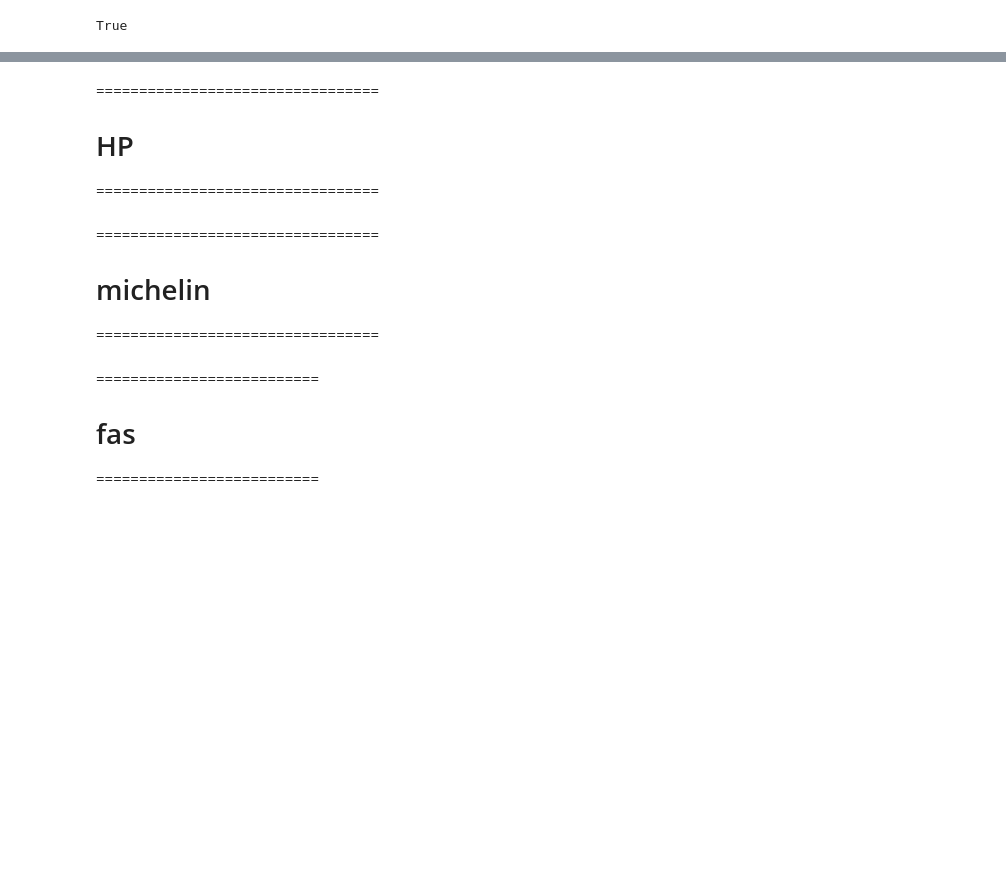
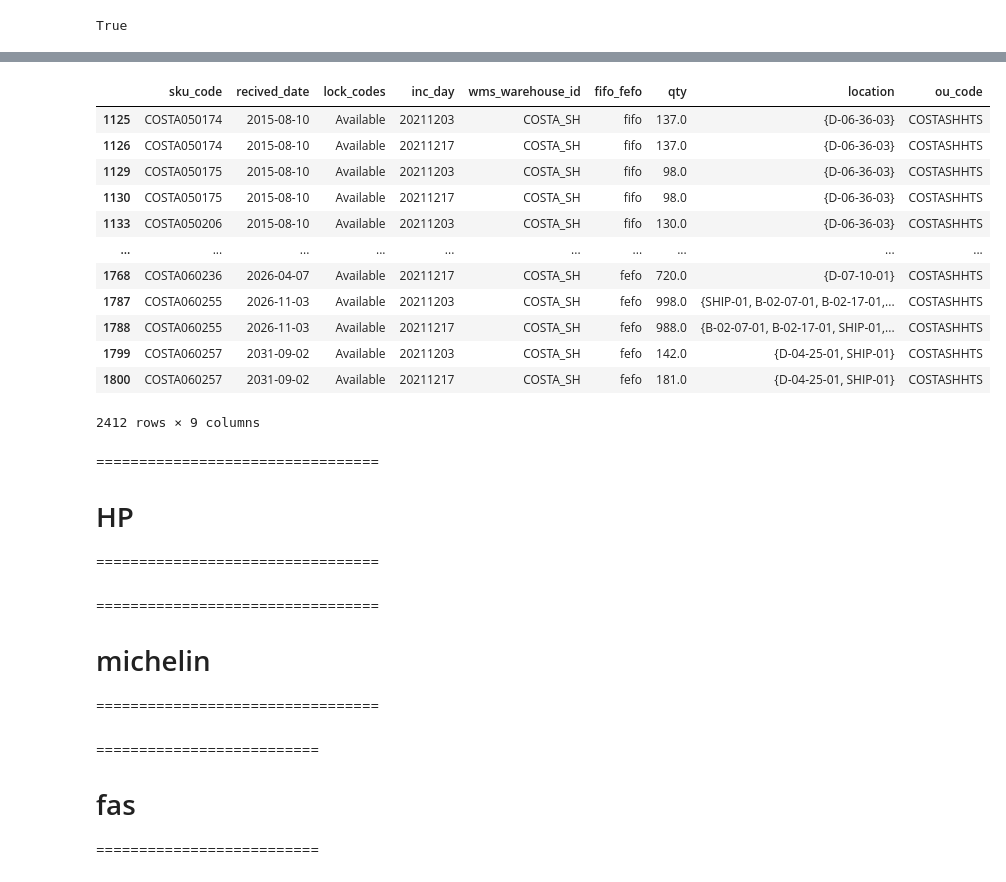
Before and after one commit to fyenne/play10_inv, a Jupyter notebook: inv_fifo.ipynb, the cells around one changed output, grey strips where cells are left out. Saved outputs shown, nothing was run; the diff lists cells and outputs as text; code cells hidden in the pictures; blank space fills up the shorter version.

```diff
--- a/inv_fifo.ipynb
+++ b/inv_fifo.ipynb
@@ -37,7 +37,7 @@ fridays
  '20211221')
 # %%
 %%time
-df = pd.read_csv('./data_down/inv_1220.csv', sep='\001')
+df = pd.read_csv('./data_down/fifo_2week.csv', sep='\001')
 df.columns = [re.sub('\w+\.', '', i) for i in list(df.columns)]
 df = df.dropna(how = 'all', axis =1)
 time_cols = pd.Series(df.columns)[pd.Series(df.columns).str.lower().str.findall('date|time').apply(len)>0]
@@ -70,6 +72,7 @@ True
 code = ''
 df0 = pd.DataFrame()
 scan_len = len(df['inc_day'].unique())  # 8
+somelen = 8 - scan_len
 
 def load_data(ou_code):
     """
@@ -170,7 +173,6 @@ def snapshot():
     except:
         pass
     print("snap_df0_column before in snap", df0.columns, "len of df0 in snap", (df0.shape))
-
     """
     添加缺失列
     """
@@ -179,12 +181,30 @@ def snapshot():
         df0.columns = list(df0.columns[0:scan_len]) + ['received_date','sku']
         print("normal process in snap::%s"%str(df0.shape))
     else:
-        df0.columns = list(df0.columns[0:scan_len]) + ['received_date','sku']
-        pass
-        # print("auto fill enabled , ncol is: %s" %(10 - len(df0.columns)))
-        # df_zero = pd.DataFrame(np.zeros([df0.shape[0], (10 - len(df0.columns))]))
+        # pass
+        print("auto fill enabled , ncol is: %s" %(10 - len(df0.columns)))
+        # somelen = 10 - len(df0.columns)
+        # df_zero = pd.DataFrame(np.zeros([df0.shape[0], somelen]))
         # df0 = pd.concat([df_zero, df0], axis = 1)
-        # df0.columns = list(df0.columns[0:(scan_len)]) + ['received_date','sku']
+        # df0.columns = list(
+        #     np.repeat(0, (somelen))
+        #     ) + list(
+        #         df0.columns[0:(scan_len)]
+        #         ) + ['received_date','sku']
+
+        somelen = 6 #
+        names = df0.columns[0:2]
+        df_zero = pd.DataFrame(df0.iloc[:,0])
+        df_zero2 = pd.DataFrame()
+        # df_zero. copy()
+        for i in range(0,somelen):
+            df_zero2 = pd.concat([df_zero2, df_zero], axis = 1)
+
+        print(df_zero2.head())
+
+        df0 = pd.concat([df_zero2, df0], axis = 1)
+        print(df0.head())
+        df0.columns = list(range(11,11 + somelen)) + list(names) + ['received_date','sku']
     df0.head()
     df0 = df0.sort_values(['sku', 'received_date'])
     df0['mark'] = 0
@@ -210,7 +230,7 @@ def err_part():
     findout who are the naught peach.
     err 中干掉了 new 干掉了maylock
     """
-    global df0
+    global df0,scan_len
     print("===============================err_part!start: %s================================="%str(df0.shape))
 
     df_err = df0[df0['mark'] != 'new']
@@ -220,6 +240,7 @@ def err_part():
     df_err = df_err[df_err['mark'] != 'may_lock'].sort_values(['sku', 'received_date'])
     # print("===============================scan_len_err_function--%s================================="%scan_len)
     # print(df_err.iloc[:,0:scan_len])
+    scan_len = 8
     df_err['change'] = df_err.iloc[:,0:scan_len].diff(axis = 1).sum(axis = 1)
     shift = df_err.groupby(['sku', 'wms_warehouse_id']).shift(1)
     shift = shift[['mark','change']]
@@ -433,4 +446,4 @@ def load_data(ou_code):
 # filter = bose.groupby(['recived_date', 'sku_code'])['inc_day'].agg({set}).reset_index()
 # filter = filter[filter['set'].apply(len)> 1][['recived_date','sku_code']].drop_duplicates();filter
 # bose_inv.head(4)
-bose_inv = load_data('HPPXXWHWDS')
+bose_inv = load_data('COSTASHHTS')[0]
@@ -470,0 +468,16 @@ snapshot()
+# %%
+bose_inv[0]
+# %% [output]
+|  | sku_code | recived_date | lock_codes | inc_day | wms_warehouse_id | fifo_fefo | qty | location | ou_code |
+| 1125 | COSTA050174 | 2015-08-10 | Available | 20211203 | COSTA_SH | fifo | 137.0 | {D-06-36-03} | COSTASHHTS |
+| 1126 | COSTA050174 | 2015-08-10 | Available | 20211217 | COSTA_SH | fifo | 137.0 | {D-06-36-03} | COSTASHHTS |
+| 1129 | COSTA050175 | 2015-08-10 | Available | 20211203 | COSTA_SH | fifo | 98.0 | {D-06-36-03} | COSTASHHTS |
+| 1130 | COSTA050175 | 2015-08-10 | Available | 20211217 | COSTA_SH | fifo | 98.0 | {D-06-36-03} | COSTASHHTS |
+| 1133 | COSTA050206 | 2015-08-10 | Available | 20211203 | COSTA_SH | fifo | 130.0 | {D-06-36-03} | COSTASHHTS |
+| ... | ... | ... | ... | ... | ... | ... | ... | ... | ... |
+| 1768 | COSTA060236 | 2026-04-07 | Available | 20211217 | COSTA_SH | fefo | 720.0 | {D-07-10-01} | COSTASHHTS |
+| 1787 | COSTA060255 | 2026-11-03 | Available | 20211203 | COSTA_SH | fefo | 998.0 | {SHIP-01, B-02-07-01, B-02-17-01,... | COSTASHHTS |
+| 1788 | COSTA060255 | 2026-11-03 | Available | 20211217 | COSTA_SH | fefo | 988.0 | {B-02-07-01, B-02-17-01, SHIP-01,... | COSTASHHTS |
+| 1799 | COSTA060257 | 2031-09-02 | Available | 20211203 | COSTA_SH | fefo | 142.0 | {D-04-25-01, SHIP-01} | COSTASHHTS |
+| 1800 | COSTA060257 | 2031-09-02 | Available | 20211217 | COSTA_SH | fefo | 181.0 | {D-04-25-01, SHIP-01} | COSTASHHTS |
+2412 rows × 9 columns
```
Also changed, not shown: parts of 11 cells of this notebook, 3 other files.
